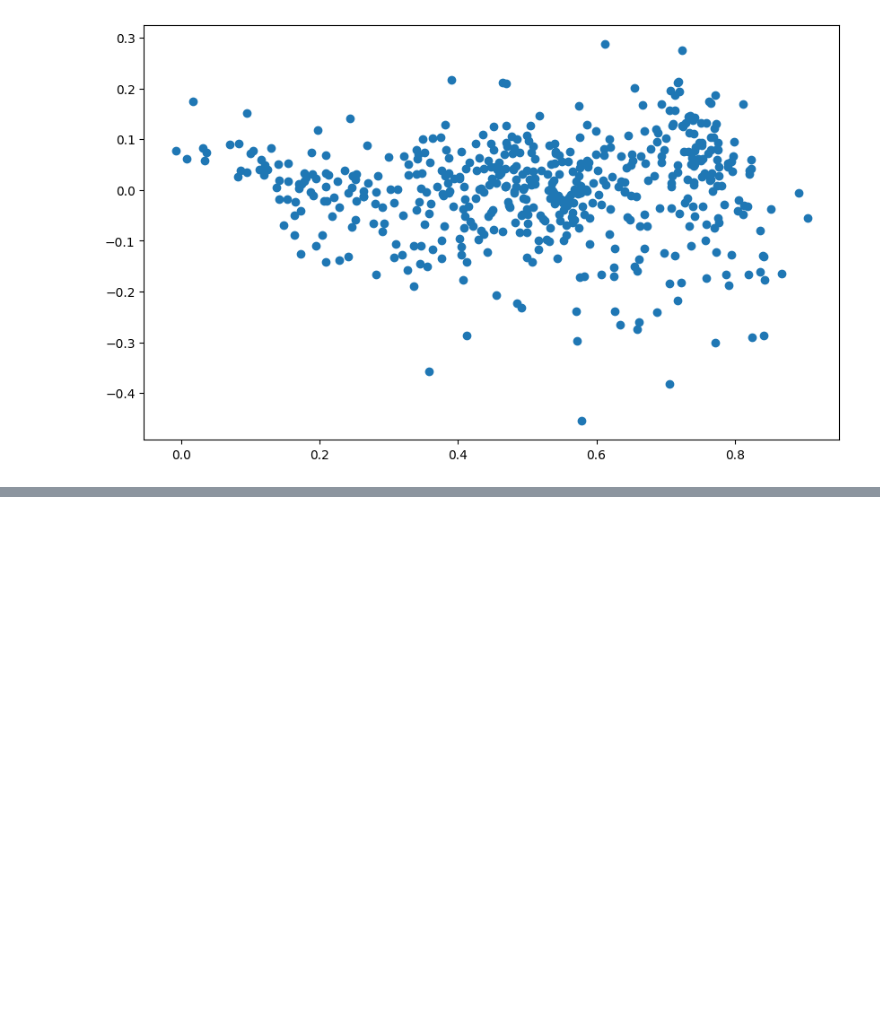
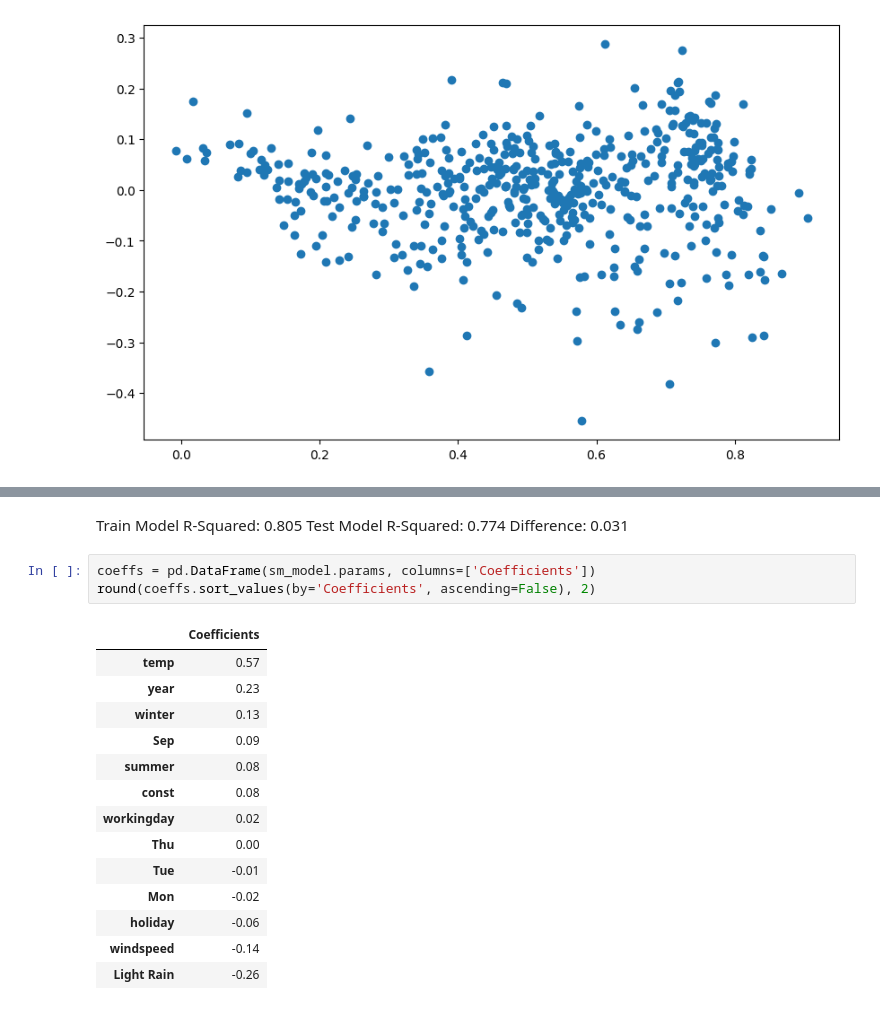
Before and after one commit to ranpariyachetan/boombikes-linearregression, a Jupyter notebook: regression-assignment.ipynb, the cells around one changed output, grey strips where cells are left out. Drawn from its saved outputs; the diff is of its cells as text; blank space fills up the shorter version.

```diff
--- a/regression-assignment.ipynb
+++ b/regression-assignment.ipynb
@@ -679,0 +718,22 @@ plt.show()
+# %% [markdown]
+Train Model R-Squared: 0.805
+Test Model R-Squared: 0.774
+Difference: 0.031
+# %%
+coeffs = pd.DataFrame(sm_model.params, columns=['Coefficients'])
+round(coeffs.sort_values(by='Coefficients', ascending=False), 2)
+# %% [output]
+|  | Coefficients |
+| temp | 0.57 |
+| year | 0.23 |
+| winter | 0.13 |
+| Sep | 0.09 |
+| summer | 0.08 |
+| const | 0.08 |
+| workingday | 0.02 |
+| Thu | 0.00 |
+| Tue | -0.01 |
+| Mon | -0.02 |
+| holiday | -0.06 |
+| windspeed | -0.14 |
+| Light Rain | -0.26 |
```
Also changed, not shown: parts of 6 cells of this notebook.
